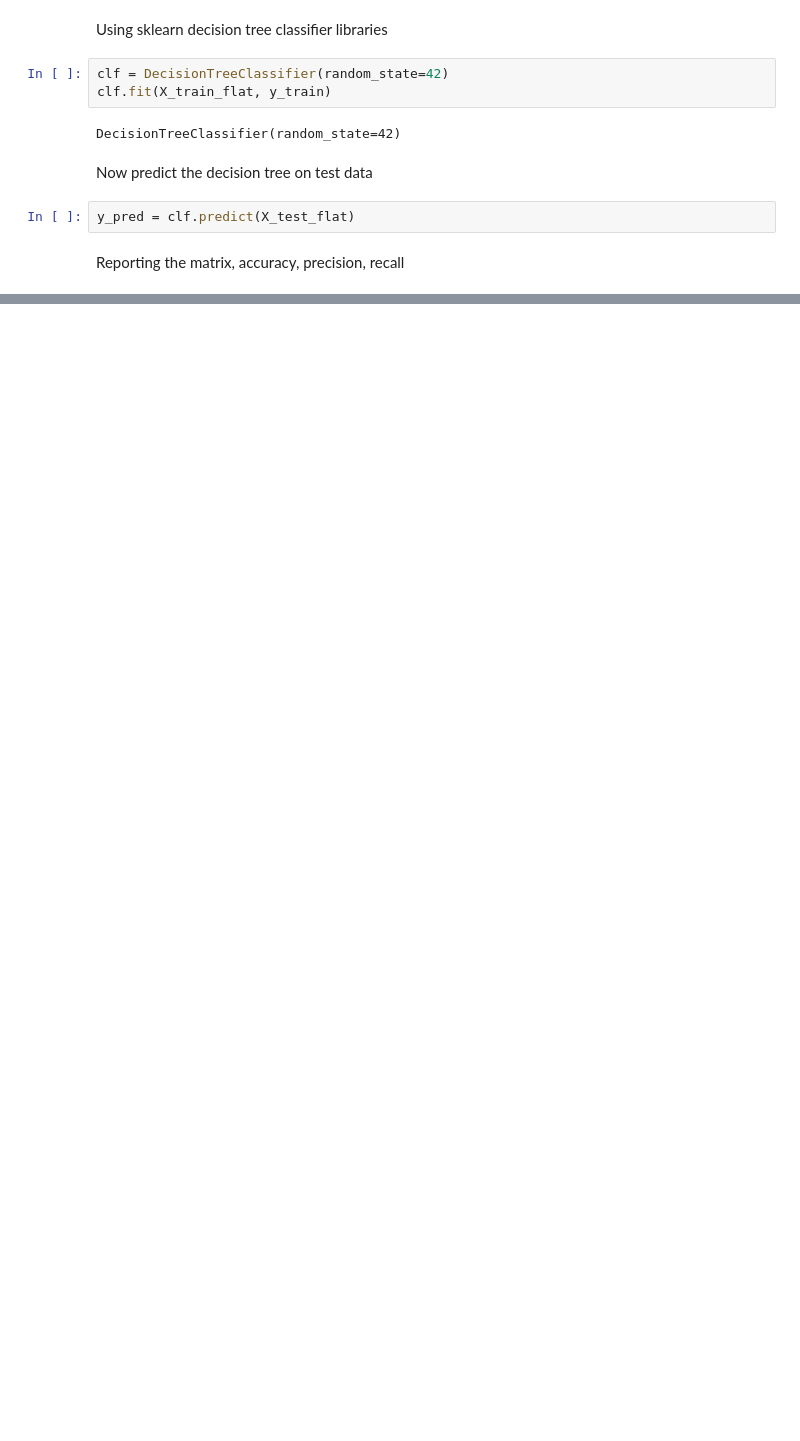
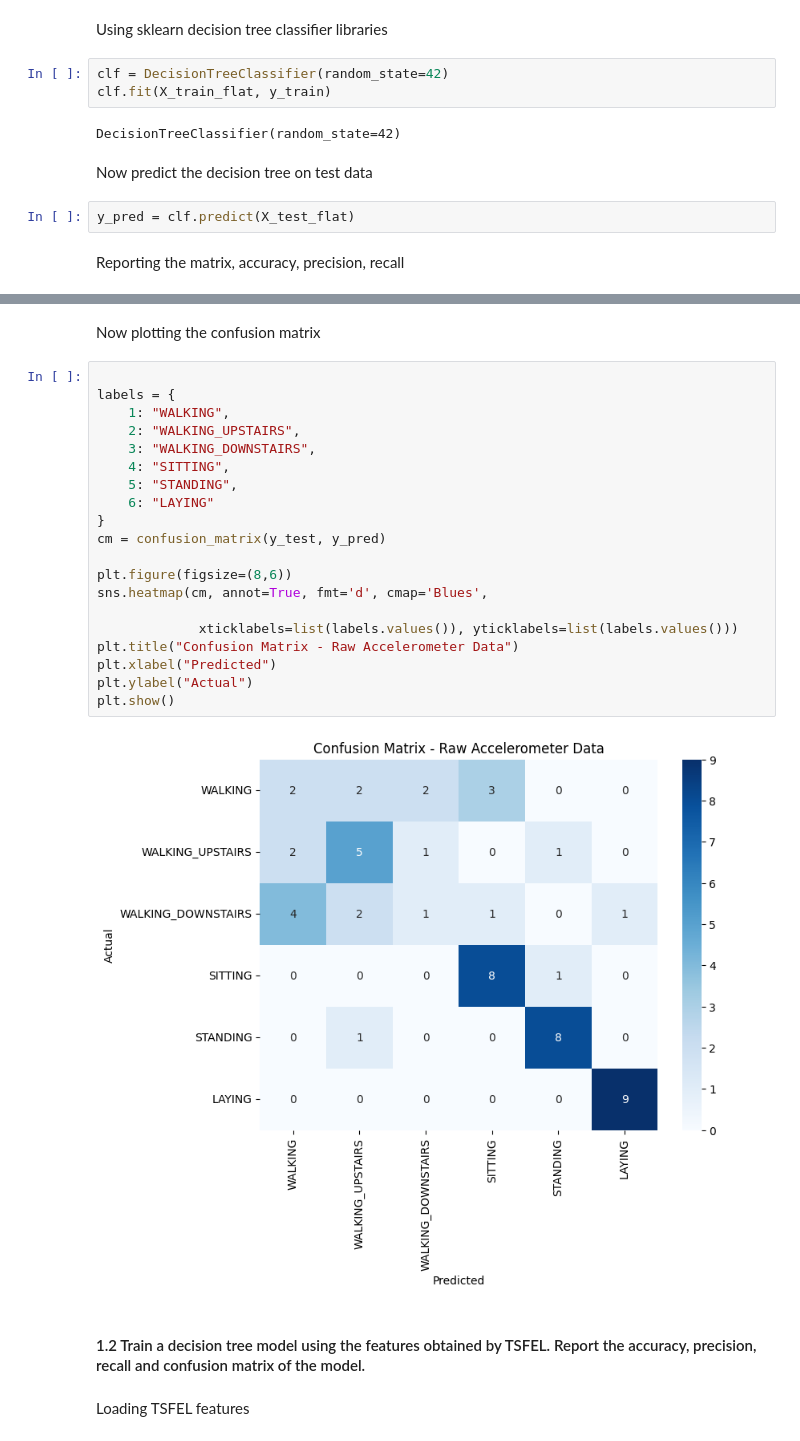
Before and after one commit to HarshJamgaonkar05/ES-335-ML-Assignment-1, a Jupyter notebook: Task2_Part2.ipynb, the cells around one changed output, grey strips where cells are left out. Drawn from its saved outputs; the diff is of its cells as text; blank space fills up the shorter version.

```diff
--- a/Task2_Part2.ipynb
+++ b/Task2_Part2.ipynb
@@ -310,0 +329,28 @@ Recall   : 0.6111
+# %% [markdown]
+Now plotting the confusion matrix
+# %%
+
+labels = {
+    1: "WALKING",
+    2: "WALKING_UPSTAIRS",
+    3: "WALKING_DOWNSTAIRS",
+    4: "SITTING",
+    5: "STANDING",
+    6: "LAYING"
+}
+cm = confusion_matrix(y_test, y_pred)
+
+plt.figure(figsize=(8,6))
+sns.heatmap(cm, annot=True, fmt='d', cmap='Blues',
+
+             xticklabels=list(labels.values()), yticklabels=list(labels.values()))
+plt.title("Confusion Matrix - Raw Accelerometer Data")
+plt.xlabel("Predicted")
+plt.ylabel("Actual")
+plt.show()
+# %% [output]
+[figure, added]
+# %% [markdown]
+#### 1.2 Train a decision tree model using the features obtained by TSFEL. Report the accuracy, precision, recall and confusion matrix of the model.
+# %% [markdown]
+Loading TSFEL features
```
Also changed, not shown: parts of 18 cells of this notebook.
